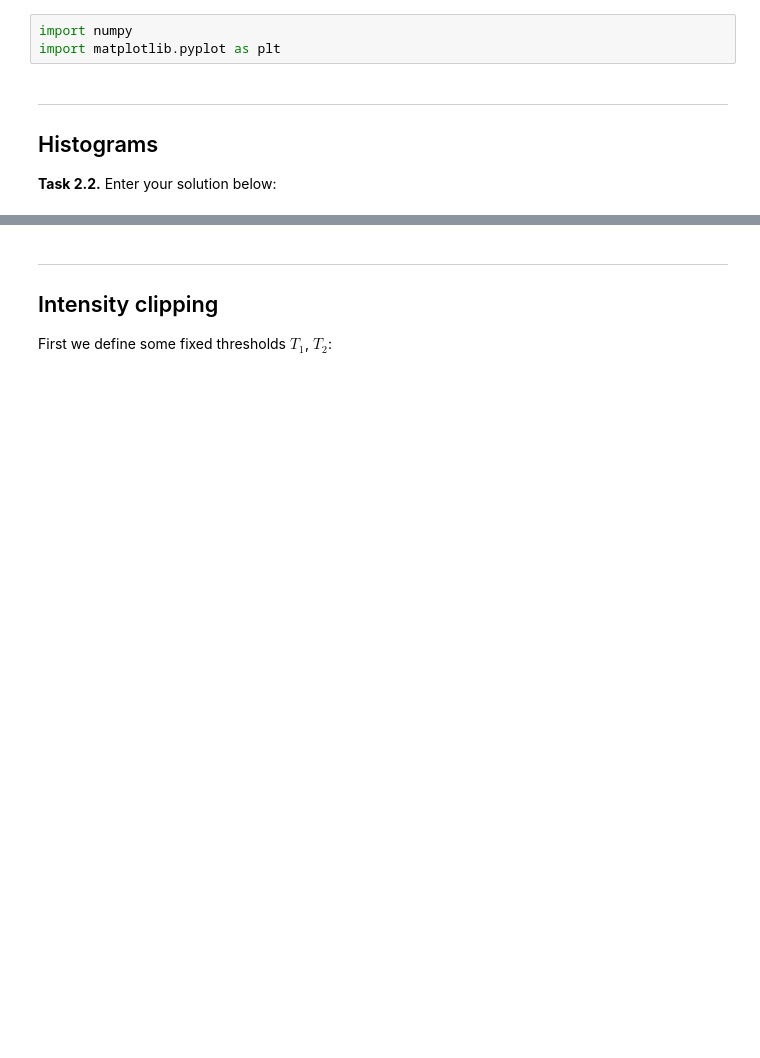
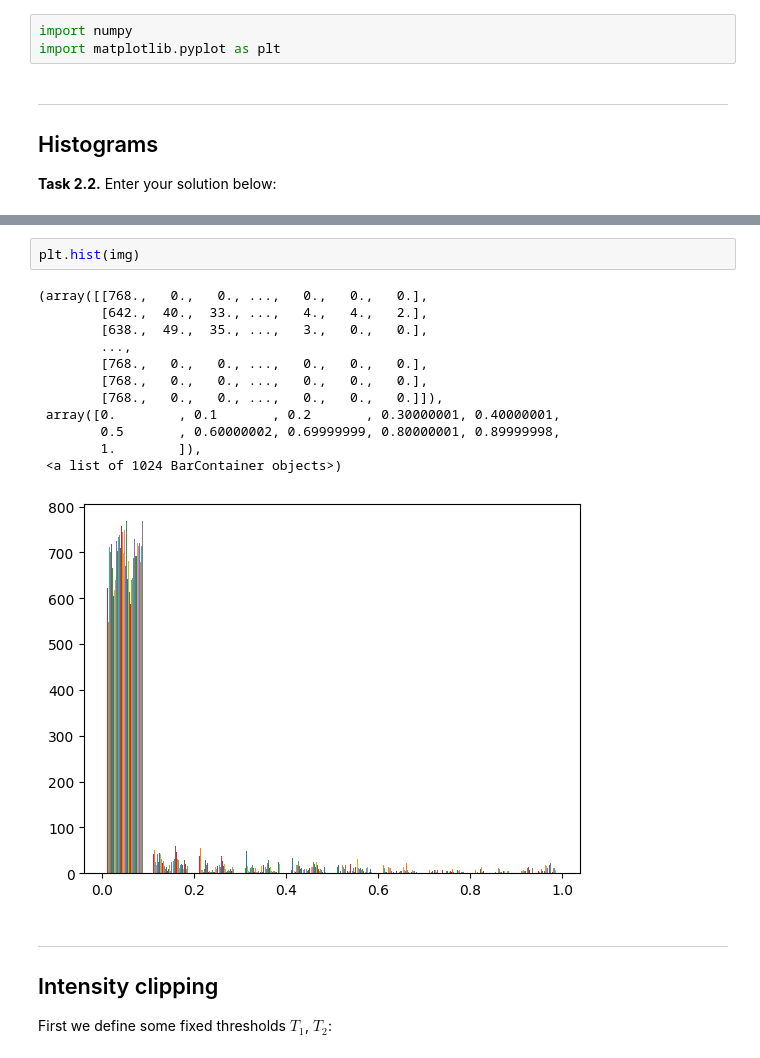
Before and after one commit to acetronomical/mobi-fs3-python, a Jupyter notebook: task2.ipynb, the cells around one changed output, grey strips where cells are left out. Drawn from its saved outputs; the diff is of its cells as text; blank space fills up the shorter version.

```diff
--- a/task2.ipynb
+++ b/task2.ipynb
@@ -26,3 +26,18 @@ plt.colorbar()
+# %%
+plt.hist(img)
+# %% [output]
+(array([[768.,   0.,   0., ...,   0.,   0.,   0.],
+        [642.,  40.,  33., ...,   4.,   4.,   2.],
+        [638.,  49.,  35., ...,   3.,   0.,   0.],
+        ...,
+        [768.,   0.,   0., ...,   0.,   0.,   0.],
+        [768.,   0.,   0., ...,   0.,   0.,   0.],
+        [768.,   0.,   0., ...,   0.,   0.,   0.]]),
+ array([0.        , 0.1       , 0.2       , 0.30000001, 0.40000001,
+        0.5       , 0.60000002, 0.69999999, 0.80000001, 0.89999998,
+        1.        ]),
+ <a list of 1024 BarContainer objects>)
+[figure, added]
 # %% [markdown]
 ---
 
```
Also changed, not shown: parts of 3 cells of this notebook.
